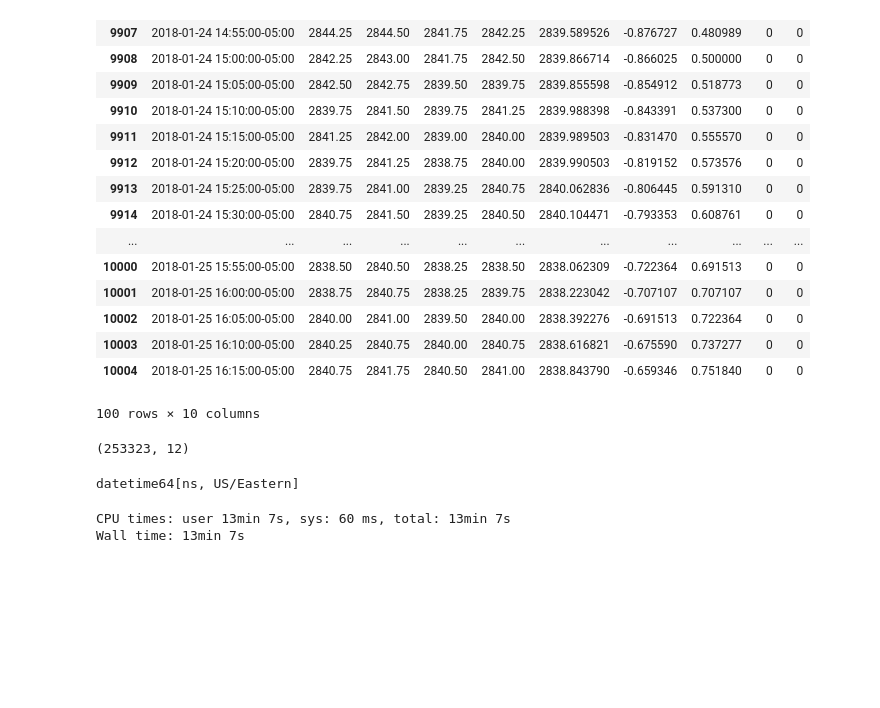
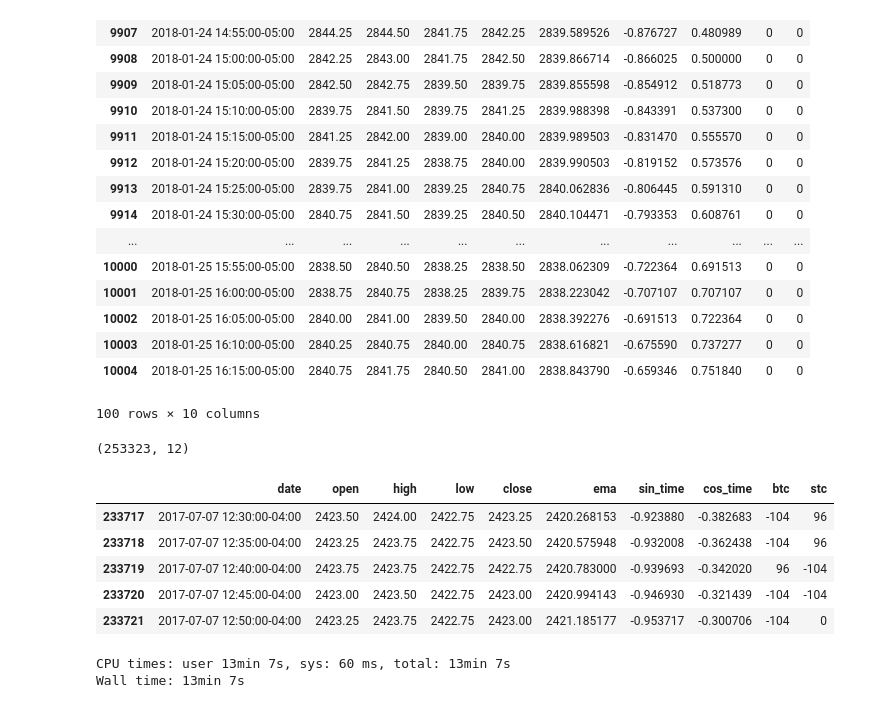
Before and after one commit to toolkmit/algotrading, a Jupyter notebook: notebooks/1.4.1 - Simulate trading.ipynb, the cells around one changed output. Saved outputs shown, nothing was run; the diff lists cells and outputs as text; code cells hidden in the pictures; blank space fills up the shorter version.

```diff
--- a/notebooks/1.4.1 - Simulate trading.ipynb
+++ b/notebooks/1.4.1 - Simulate trading.ipynb
@@ -206,10 +223,15 @@ def simulate(start_index, action, order_price):
 fd.shape
 # %% [output]
 (253323, 12)
-# %%
-td.index.dtype
-# %% [output]
-datetime64[ns, US/Eastern]
+# %%
+fd[fd['btc']!=0].tail()
+# %% [output]
+|  | date | open | high | low | close | ema | sin_time | cos_time | btc | stc |
+| 233717 | 2017-07-07 12:30:00-04:00 | 2423.50 | 2424.00 | 2422.75 | 2423.25 | 2420.268153 | -0.923880 | -0.382683 | -104 | 96 |
+| 233718 | 2017-07-07 12:35:00-04:00 | 2423.25 | 2423.75 | 2422.75 | 2423.50 | 2420.575948 | -0.932008 | -0.362438 | -104 | 96 |
+| 233719 | 2017-07-07 12:40:00-04:00 | 2423.75 | 2423.75 | 2422.75 | 2422.75 | 2420.783000 | -0.939693 | -0.342020 | 96 | -104 |
+| 233720 | 2017-07-07 12:45:00-04:00 | 2423.00 | 2423.50 | 2422.75 | 2423.00 | 2420.994143 | -0.946930 | -0.321439 | -104 | -104 |
+| 233721 | 2017-07-07 12:50:00-04:00 | 2423.25 | 2423.75 | 2422.75 | 2423.00 | 2421.185177 | -0.953717 | -0.300706 | -104 | 0 |
 # %%
 %%time
 for index, row in fd[:-1].iterrows():
```
Also changed, not shown: parts of 5 cells of this notebook, 14 other files.
